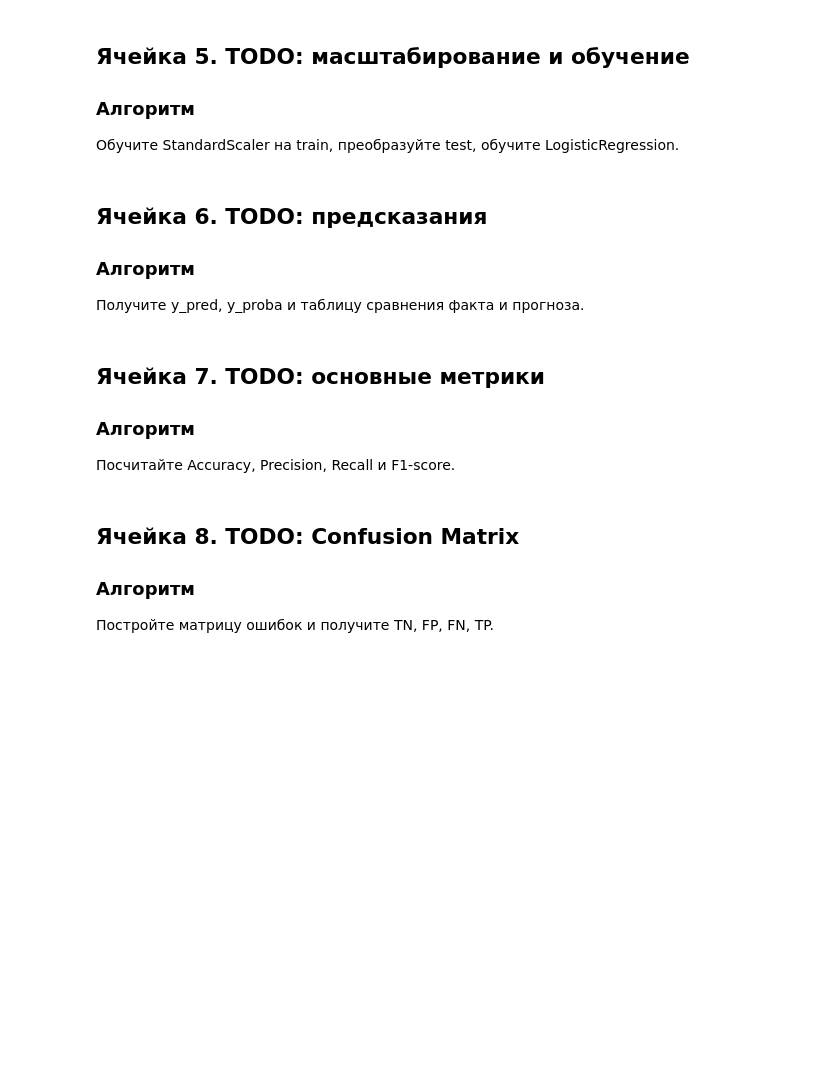
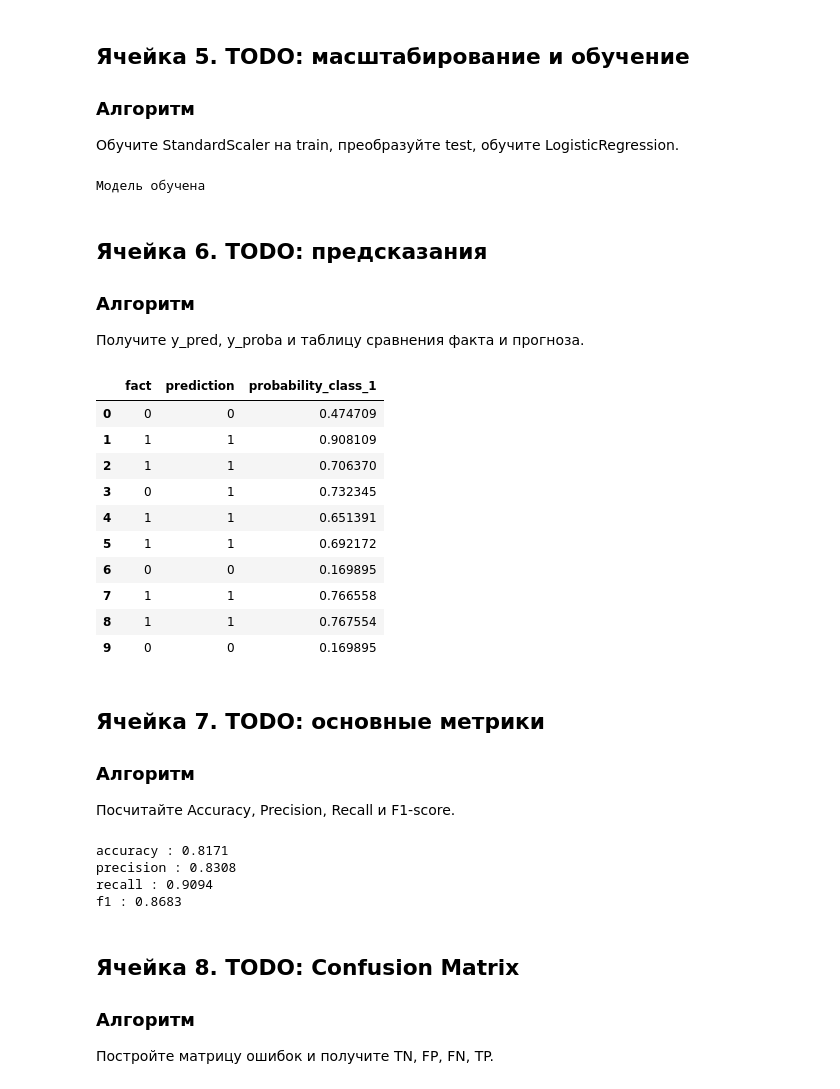
Before and after one commit to FelixTheCatW/study-ml, a Jupyter notebook: src/notebooks/block7_lesson06_classification_metrics_todo.ipynb, the cells around one changed output. Saved outputs shown, nothing was run; the diff lists cells and outputs as text; code cells hidden in the pictures; blank space fills up the shorter version.

```diff
--- a/src/notebooks/block7_lesson06_classification_metrics_todo.ipynb
+++ b/src/notebooks/block7_lesson06_classification_metrics_todo.ipynb
@@ -187,17 +242,21 @@ git push -u origin feature/block7-lesson06-classification-metrics
 
 Обучите StandardScaler на train, преобразуйте test, обучите LogisticRegression.
 # %%
-# TODO: создайте scaler
+scaler = StandardScaler()
 
-# TODO: создайте X_train_scaled
+X_train_scaled = scaler.fit_transform(X_train)
+X_test_scaled = scaler.transform(X_test)
 
-# TODO: создайте X_test_scaled
+model = LogisticRegression(max_iter=5000)
 
-# TODO: создайте model
+model.fit(X_train_scaled, y_train)
 
-# TODO: обучите model
+print("Модель обучена")
 
-# TODO: assert
+assert X_train_scaled.shape == X_train.shape
+assert model is not None
+# %% [output]
+Модель обучена
 # %% [markdown]
 ## Ячейка 6. TODO: предсказания
 
@@ -205,15 +264,31 @@ git push -u origin feature/block7-lesson06-classification-metrics
 
 Получите y_pred, y_proba и таблицу сравнения факта и прогноза.
 # %%
-# TODO: создайте y_pred
+y_pred = model.predict(X_test_scaled)
+y_proba = model.predict_proba(X_test_scaled)
 
-# TODO: создайте y_proba
+comparison = pd.DataFrame({
+    "fact": y_test.values,
+    "prediction": y_pred,
+    "probability_class_1": y_proba[:, 1]
+})
 
-# TODO: создайте comparison DataFrame
+display(comparison.head(10))
 
-# TODO: покажите первые строки
-
-# TODO: assert
+assert len(y_pred) == len(y_test)
+assert y_proba.shape[1] == 2
+# %% [output]
+|  | fact | prediction | probability_class_1 |
+| 0 | 0 | 0 | 0.474709 |
+| 1 | 1 | 1 | 0.908109 |
+| 2 | 1 | 1 | 0.706370 |
+| 3 | 0 | 1 | 0.732345 |
+| 4 | 1 | 1 | 0.651391 |
+| 5 | 1 | 1 | 0.692172 |
+| 6 | 0 | 0 | 0.169895 |
+| 7 | 1 | 1 | 0.766558 |
+| 8 | 1 | 1 | 0.767554 |
+| 9 | 0 | 0 | 0.169895 |
 # %% [markdown]
 ## Ячейка 7. TODO: основные метрики
 
@@ -221,19 +296,28 @@ git push -u origin feature/block7-lesson06-classification-metrics
 
 Посчитайте Accuracy, Precision, Recall и F1-score.
 # %%
-# TODO: создайте accuracy
+accuracy = accuracy_score(y_test, y_pred)
+precision = precision_score(y_test, y_pred)
+recall = recall_score(y_test, y_pred)
+f1 = f1_score(y_test, y_pred)
 
-# TODO: создайте precision
+metrics_report = {
+    "accuracy": accuracy,
+    "precision": precision,
+    "recall": recall,
+    "f1": f1
+}
 
-# TODO: создайте recall
+for key, value in metrics_report.items():
+    print(key, ":", round(value, 4))
 
-# TODO: создайте f1
-
-# TODO: создайте metrics_report
-
-# TODO: выведите метрики
-
-# TODO: assert
+assert accuracy > 0.8
+assert f1 > 0.8
+# %% [output]
+accuracy : 0.8171
+precision : 0.8308
+recall : 0.9094
+f1 : 0.8683
 # %% [markdown]
 ## Ячейка 8. TODO: Confusion Matrix
 
```
Also changed, not shown: parts of 7 cells of this notebook.
